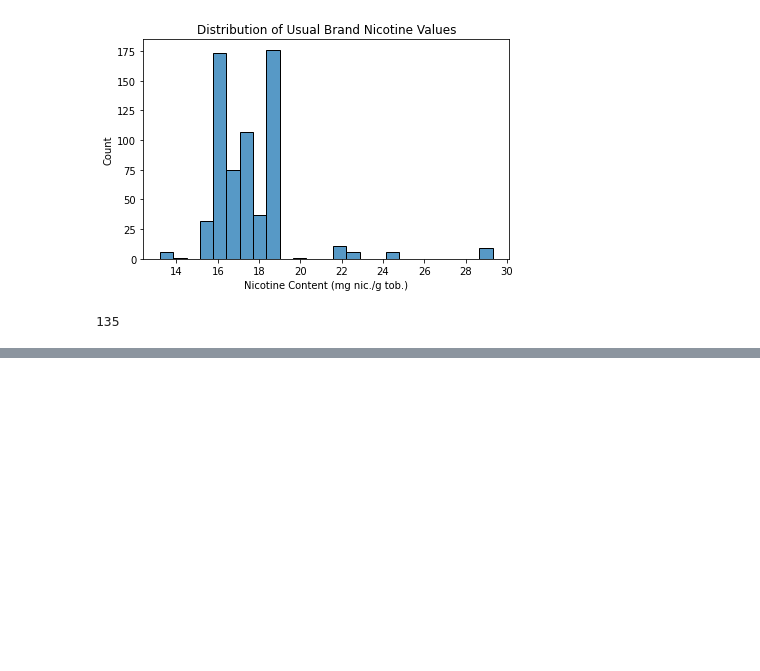
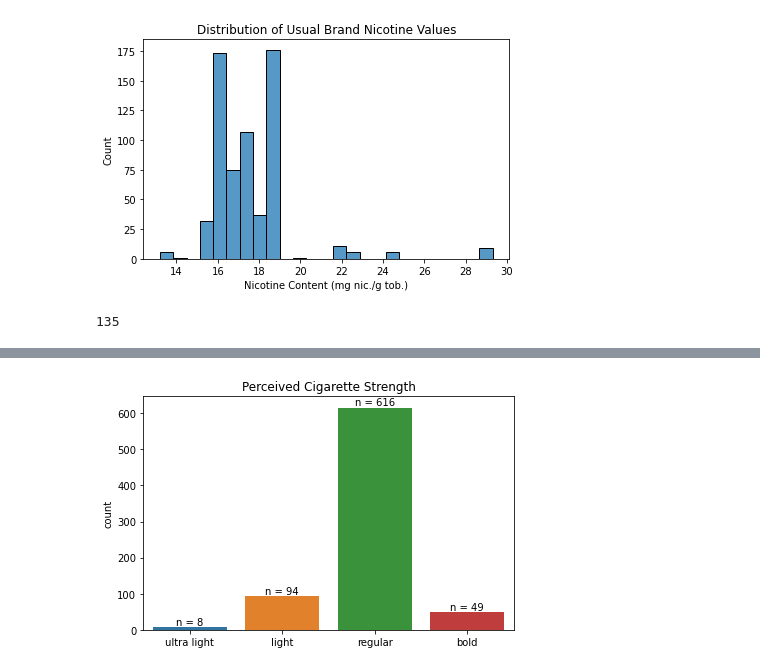
Before and after one commit to ajbarrows/tcors_ub, a Jupyter notebook: src/analysis/vlnc_data_eda.ipynb, the cells around one changed output, grey strips where cells are left out. Drawn from its saved outputs; the diff is of its cells as text; code cells hidden in the pictures; blank space fills up the shorter version.

```diff
--- a/src/analysis/vlnc_data_eda.ipynb
+++ b/src/analysis/vlnc_data_eda.ipynb
@@ -192,0 +184,6 @@ sns.countplot(
+# %%
+strength_order = ['ultra light', 'light', 'regular', 'bold']
+strength_counts = df['strength'][df['week'] == 'week0'].value_counts().reset_index()
+strength_counts['index'] = pd.Categorical(strength_counts['index'], strength_order)
+strength_counts = strength_counts.sort_values("index")
+strength_counts['strength'] = 'n = ' + strength_counts['strength'].astype(str)
@@ -192,0 +198,17 @@ sns.countplot(
+# %%
+
+
+ax = sns.countplot(
+    x = 'strength',
+    order = strength_order,
+    data = df[df['week'] == 'week0']
+)
+
+ax.bar_label(container = ax.containers[0], labels = strength_counts['strength'])
+plt.title("Perceived Cigarette Strength")
+plt.xlabel(None)
+
+plt.tight_layout()
+plt.savefig("../../figures/strength_distribution.png", dpi=200)
+# %% [output]
+[figure, added]
```
Also changed, not shown: parts of 6 cells of this notebook, 19 other files.
